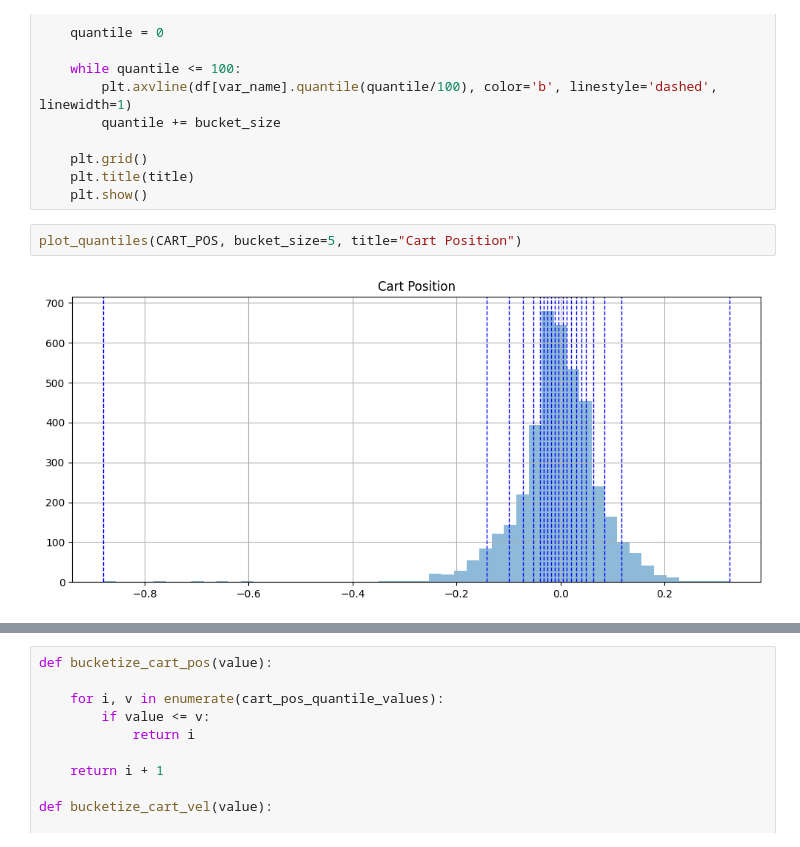
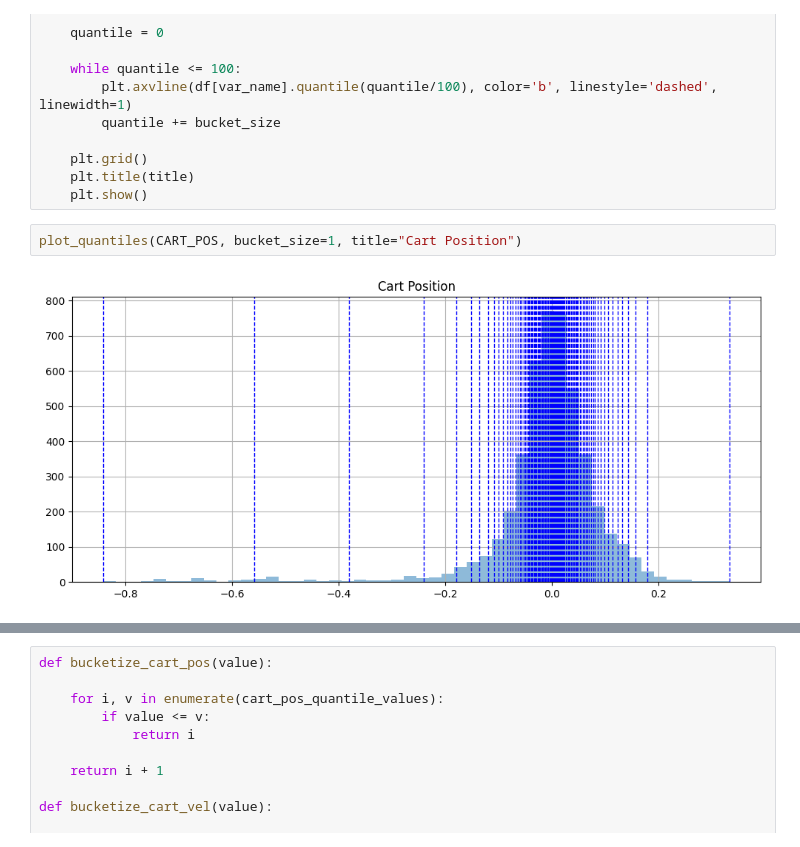
Before and after one commit to FloKit/TimeSeriesTransformerOld, a Jupyter notebook: Time Series Transformer - Cartpole.ipynb, the cells around one changed output, grey strips where cells are left out. Saved outputs shown, nothing was run; the diff lists cells and outputs as text.

```diff
--- a/Time Series Transformer - Cartpole.ipynb
+++ b/Time Series Transformer - Cartpole.ipynb
@@ -84,9 +88,9 @@ def plot_quantiles(var_name, bucket_size, title):
     plt.title(title)
     plt.show()
 # %%
-plot_quantiles(CART_POS, bucket_size=5, title="Cart Position")
+plot_quantiles(CART_POS, bucket_size=1, title="Cart Position")
 # %% [output]
-[figure, old version]
+[figure, new version]
 # %%
 plot_quantiles(CART_VEL, bucket_size=5, title="Cart Velocity")
 # %% [output]
```
Also changed, not shown: parts of 29 cells of this notebook, 5 other files.
